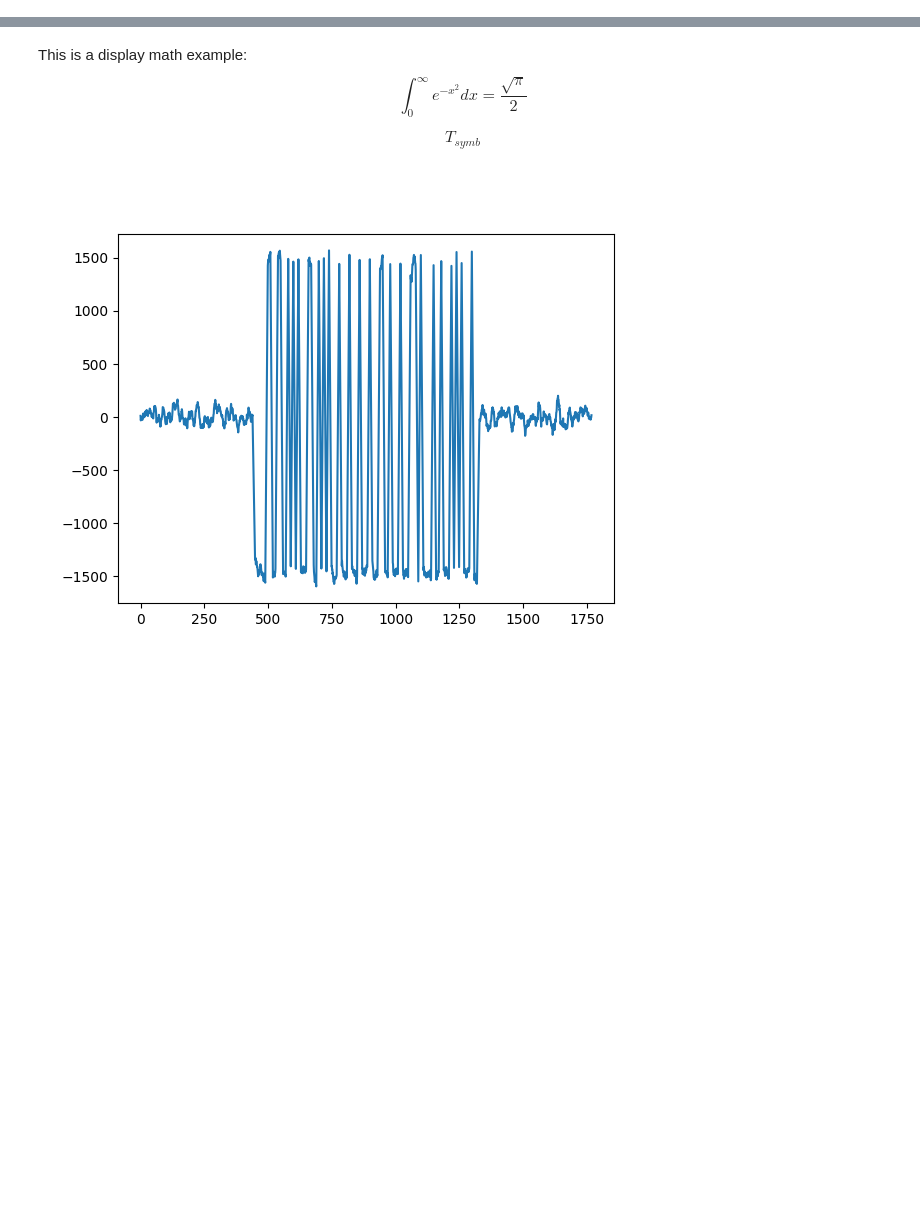
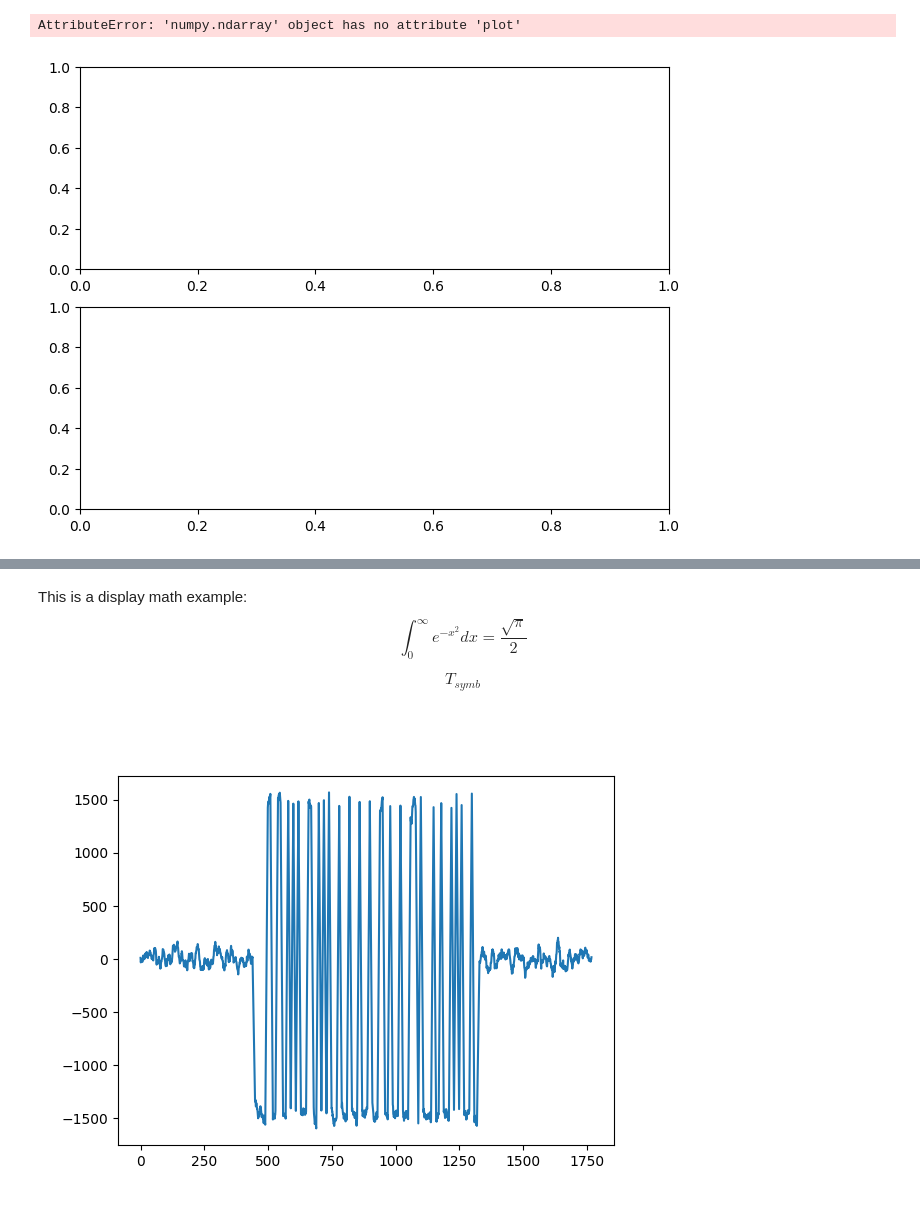
Before and after one commit to DmitriyMosk/sdr-dsp-playground, a Jupyter notebook: timing.ipynb, the cells around one changed output, grey strips where cells are left out. Saved outputs shown, nothing was run; the diff lists cells and outputs as text; code cells hidden in the pictures; blank space fills up the shorter version.

```diff
--- a/timing.ipynb
+++ b/timing.ipynb
@@ -33,3 +197,36 @@ d:\Home\Documents\GitHub\sdr-dsp-playground
+# %%
+import numpy as np
+import matplotlib.pyplot as plt
+
+# Открываем файл для чтения
+name = "/home/dmitry/sdrLessons/build/txdata.pcm"
+
+data = []
+imag = []
+real = []
+count = []
+counter = 0
+with open(name, "rb") as f:
+    index = 0
+    while (byte := f.read(2)):
+        if(index %2 == 0):
+            real.append(int.from_bytes(byte, byteorder='little', signed=True))
+            counter += 1
+            count.append(counter)
+        else:
+            imag.append(int.from_bytes(byte, byteorder='little', signed=True))
+        index += 1
+
+# Инициализируем список для хранения данных
+
+
+fig, axs = plt.subplots(2, 1, layout='constrained')
+axs[1].plot(count, np.abs(data),  color='grey')  # Используем scatter для диаграммы созвездия
+#axs.plot(count,(imag),color='red')  # Используем scatter для диаграммы созвездия
+#axs.plot(count,(real), color='blue')  # Используем scatter для диаграммы созвездия
+# %% [output]
+AttributeError: 'numpy.ndarray' object has no attribute 'plot'
+[figure, added]
 # %%
 def i_q_visio():
     fig, ax = plt.subplots()
```
Also changed, not shown: parts of 3 cells of this notebook, 12 other files.
